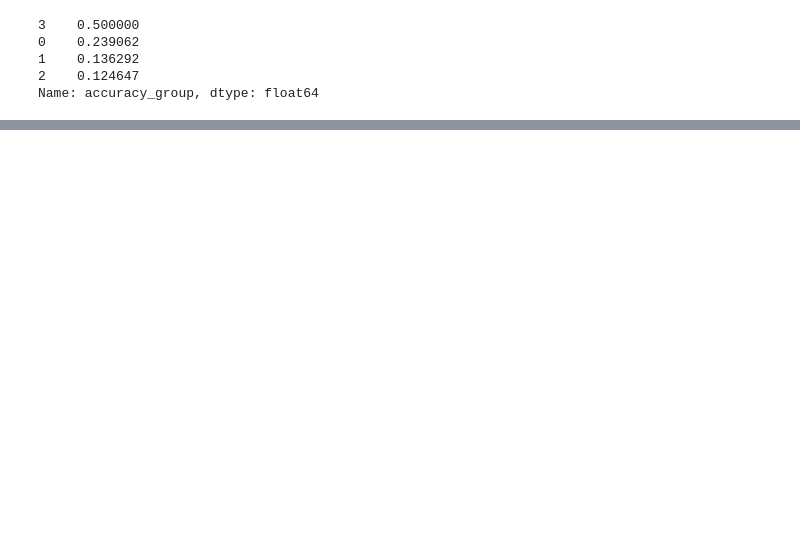
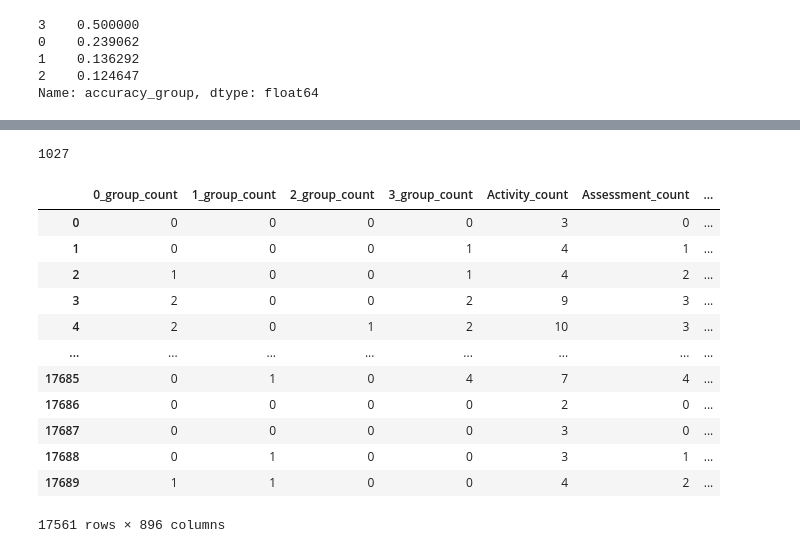
Before and after one commit to heartkilla/dsbowl2019, a Jupyter notebook: notebooks/feature_engineering.ipynb, the cells around one changed output, grey strips where cells are left out. Cells and saved outputs as stored; diff of their text form; code cells hidden in the pictures; blank space fills up the shorter version.

```diff
--- a/notebooks/feature_engineering.ipynb
+++ b/notebooks/feature_engineering.ipynb
@@ -42,0 +76,20 @@ train_df.columns.tolist()
+# %%
+(train_df.groupby('installation_id')['0_group_count'].count().sort_values(ascending=True).head(10000) == 1).sum()
+# %% [output]
+1027
+# %%
+train_df[train_df['installation_id'] != 'f1c21eda']
+# %% [output]
+|  | 0_group_count | 1_group_count | 2_group_count | 3_group_count | Activity_count | Assessment_count | ... |
+| 0 | 0 | 0 | 0 | 0 | 3 | 0 | ... |
+| 1 | 0 | 0 | 0 | 1 | 4 | 1 | ... |
+| 2 | 1 | 0 | 0 | 1 | 4 | 2 | ... |
+| 3 | 2 | 0 | 0 | 2 | 9 | 3 | ... |
+| 4 | 2 | 0 | 1 | 2 | 10 | 3 | ... |
+| ... | ... | ... | ... | ... | ... | ... | ... |
+| 17685 | 0 | 1 | 0 | 4 | 7 | 4 | ... |
+| 17686 | 0 | 0 | 0 | 0 | 2 | 0 | ... |
+| 17687 | 0 | 0 | 0 | 0 | 3 | 0 | ... |
+| 17688 | 0 | 1 | 0 | 0 | 3 | 1 | ... |
+| 17689 | 1 | 1 | 0 | 0 | 4 | 2 | ... |
+17561 rows × 896 columns
```
Also changed, not shown: parts of 5 cells of this notebook, 6 other files.
